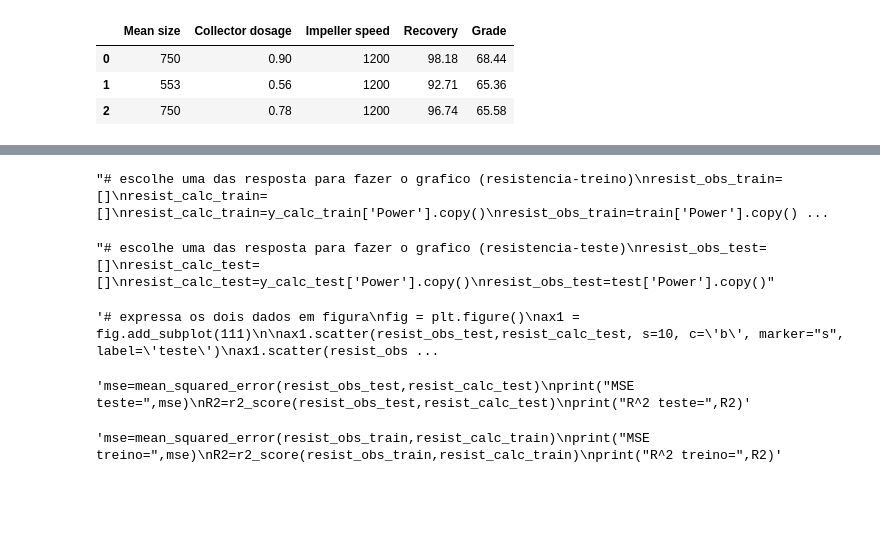
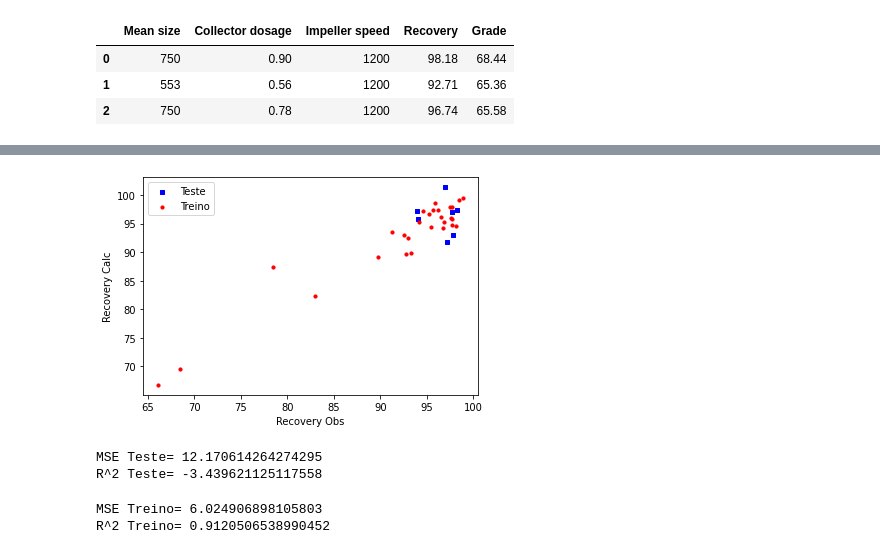
Before and after one commit to thessafuzaro/ANN, a Jupyter notebook: Projeto_Thessa.ipynb, the cells around one changed output, grey strips where cells are left out. Drawn from its saved outputs; the diff is of its cells as text; code cells hidden in the pictures; blank space fills up the shorter version.

```diff
--- a/Projeto_Thessa.ipynb
+++ b/Projeto_Thessa.ipynb
@@ -176,4 +191,4 @@ y_calc_test.columns = col_names'''
 # %%
-'''# transforma dos dados calculados na forma original (nao normatizado)
-y_calc_train=Original(y_calc_train,Y_OLD)
-y_calc_test=Original(y_calc_test,Y_OLD)'''
+# Transforma dos dados calculados na forma original (não normatizados)
+y_Calc_Train=Original(y_Calc_Train,Y_Old)
+y_Calc_Test=Original(y_Calc_Test,Y_Old)
@@ -193,0 +195,6 @@ test=Original(y_test,Y_OLD)'''
+# %%
+# Recuperando os dados originais
+Test=[]
+Train=[]
+Train=Original(y_Train,Y_Old)
+Test=Original(y_Test,Y_Old)
@@ -194,43 +232,41 @@ test=Original(y_test,Y_OLD)'''
+# %%
+# Escolhendo uma das resposta para fazer o gráfico (Teino - Recovery)
+Obs_Train=[]
+Calc_Train=[]
+Calc_Train=y_Calc_Train['Recovery'].copy()
+Obs_Train=Train['Recovery'].copy()
 # %%
-'''# escolhe uma das resposta para fazer o grafico (resistencia-treino)
-resist_obs_train=[]
-resist_calc_train=[]
-resist_calc_train=y_calc_train['Power'].copy()
-resist_obs_train=train['Power'].copy()'''
+# Escolhendo uma das resposta para fazer o grafico (Teste- Recovery)
+Obs_Test=[]
+Calc_Test=[]
+Calc_Test=y_Calc_Test['Recovery'].copy()
+Obs_Test=Test['Recovery'].copy()
-# %% [output]
-"# escolhe uma das resposta para fazer o grafico (resistencia-treino)\nresist_obs_train=[]\nresist_calc_train=[]\nresist_calc_train=y_calc_train['Power'].copy()\nresist_obs_train=train['Power'].copy() ...
-# %%
-'''# escolhe uma das resposta para fazer o grafico (resistencia-teste)
-resist_obs_test=[]
-resist_calc_test=[]
-resist_calc_test=y_calc_test['Power'].copy()
-resist_obs_test=test['Power'].copy()'''
-# %% [output]
-"# escolhe uma das resposta para fazer o grafico (resistencia-teste)\nresist_obs_test=[]\nresist_calc_test=[]\nresist_calc_test=y_calc_test['Power'].copy()\nresist_obs_test=test['Power'].copy()"
 # %%
-'''# expressa os dois dados em figura
+# Expressando os dois dados em figura
 fig = plt.figure()
 ax1 = fig.add_subplot(111)
 
-ax1.scatter(resist_obs_test,resist_calc_test, s=10, c='b', marker="s", label='teste')
-ax1.scatter(resist_obs_train,resist_calc_train, s=10, c='r', marker="o", label='treino')
+ax1.scatter(Obs_Test,Calc_Test, s=10, c='b', marker="s", label='Teste')
+ax1.scatter(Obs_Train,Calc_Train, s=10, c='r', marker="o", label='Treino')
 plt.legend(loc='upper left')
-plt.ylabel('Power Calc')
-plt.xlabel('Power Obs')
-plt.show()'''
+plt.ylabel('Recovery Calc')
+plt.xlabel('Recovery Obs')
+plt.show()
 # %% [output]
-'# expressa os dois dados em figura\nfig = plt.figure()\nax1 = fig.add_subplot(111)\n\nax1.scatter(resist_obs_test,resist_calc_test, s=10, c=\'b\', marker="s", label=\'teste\')\nax1.scatter(resist_obs ...
+[figure, added]
 # %%
-'''mse=mean_squared_error(resist_obs_test,resist_calc_test)
-print("MSE teste=",mse)
-R2=r2_score(resist_obs_test,resist_calc_test)
-print("R^2 teste=",R2)'''
+mse=mean_squared_error(Obs_Test,Calc_Test)
+print("MSE Teste=",mse)
+R2=r2_score(Obs_Test,Calc_Test)
+print("R^2 Teste=",R2)
 # %% [output]
-'mse=mean_squared_error(resist_obs_test,resist_calc_test)\nprint("MSE teste=",mse)\nR2=r2_score(resist_obs_test,resist_calc_test)\nprint("R^2 teste=",R2)'
+MSE Teste= 12.170614264274295
+R^2 Teste= -3.439621125117558
 # %%
-'''mse=mean_squared_error(resist_obs_train,resist_calc_train)
-print("MSE treino=",mse)
-R2=r2_score(resist_obs_train,resist_calc_train)
-print("R^2 treino=",R2)'''
+mse=mean_squared_error(Obs_Train,Calc_Train)
+print("MSE Treino=",mse)
+R2=r2_score(Obs_Train,Calc_Train)
+print("R^2 Treino=",R2)
 # %% [output]
-'mse=mean_squared_error(resist_obs_train,resist_calc_train)\nprint("MSE treino=",mse)\nR2=r2_score(resist_obs_train,resist_calc_train)\nprint("R^2 treino=",R2)'
+MSE Treino= 6.024906898105803
+R^2 Treino= 0.9120506538990452
```
Also changed, not shown: parts of 14 cells of this notebook.
